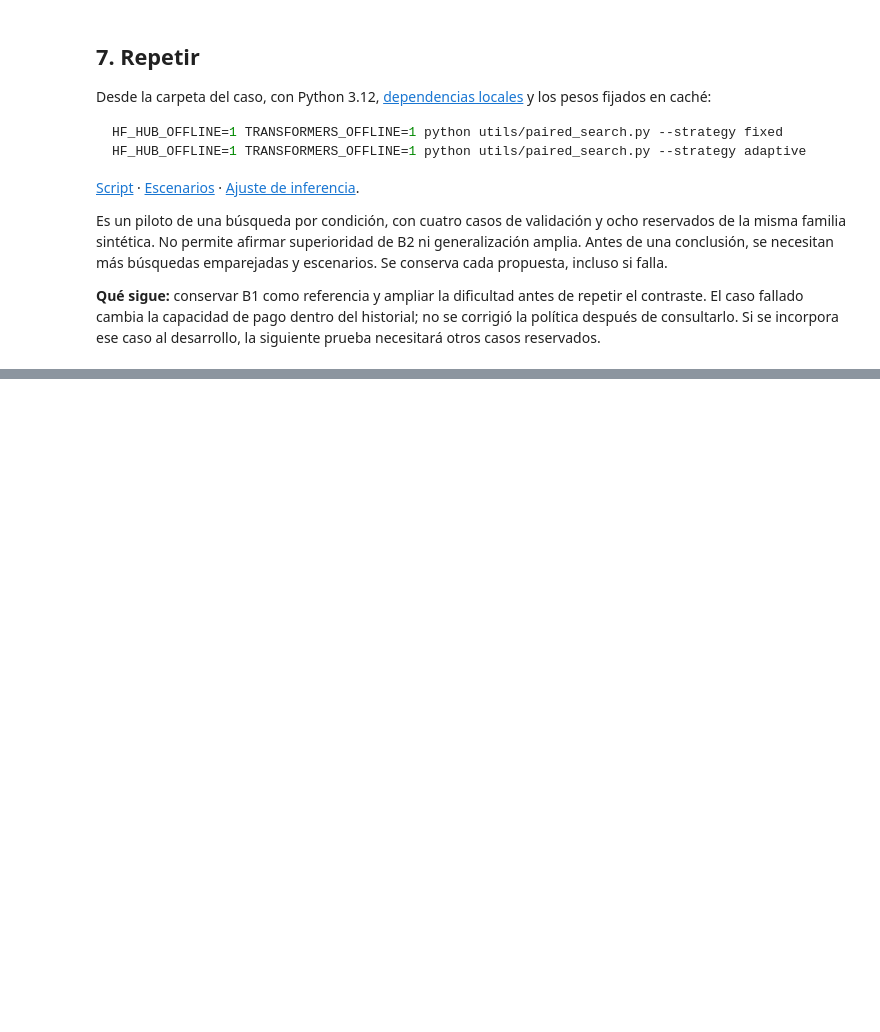
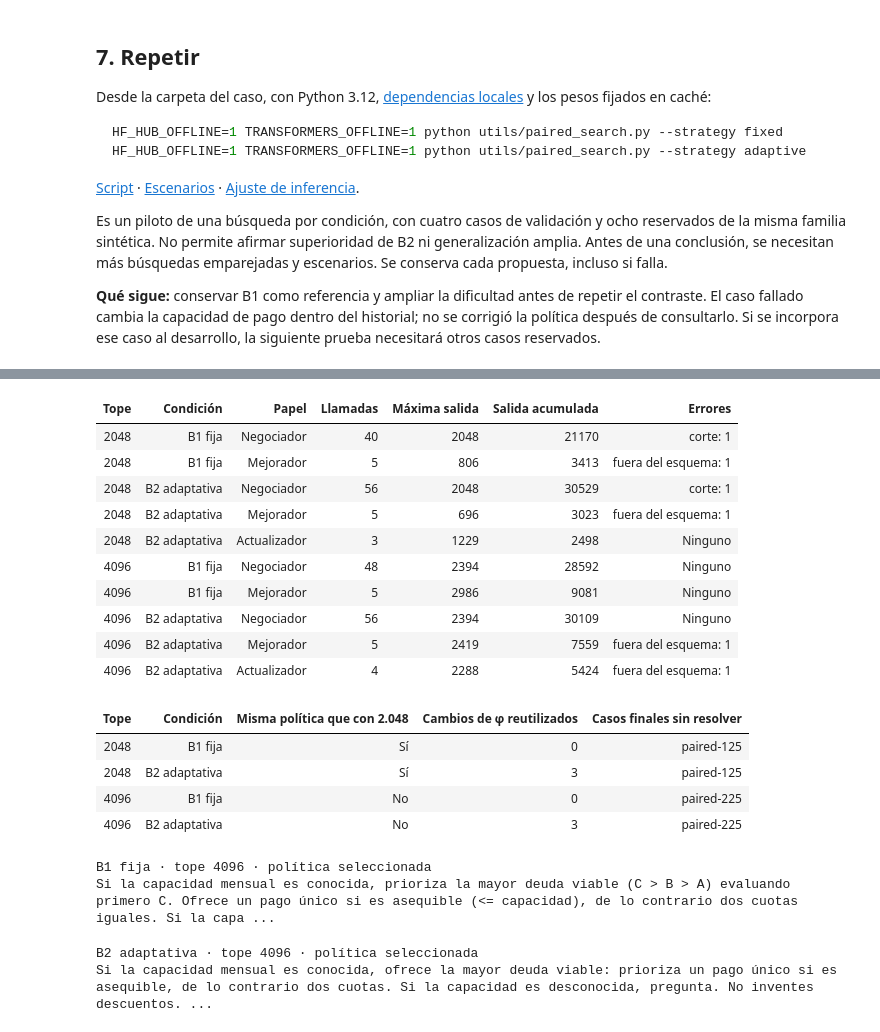
Before and after one commit to jairzinhosantos/thinking-harness, a Jupyter notebook: research/cases/case-0003-debt-negotiation/paired-search.ipynb, the cells around one changed output, grey strips where cells are left out. Saved outputs shown, nothing was run; the diff lists cells and outputs as text; code cells hidden in the pictures; blank space fills up the shorter version.

Commit message:
research: test bounded output-token budgets

```diff
--- a/research/cases/case-0003-debt-negotiation/paired-search.ipynb
+++ b/research/cases/case-0003-debt-negotiation/paired-search.ipynb
@@ -230,0 +286,50 @@ Es un piloto de una búsqueda por condición, con cuatro casos de validación y
+# %%
+rows = []
+for item in budget_records:
+    for role, title in [('negotiator', 'Negociador'), ('proposer', 'Mejorador'), ('strategy_update', 'Actualizador')]:
+        calls = [c for c in item['calls'] if c['role'] == role]
+        if not calls:
+            continue
+        errors = Counter(c['error'] for c in calls if c.get('error'))
+        translated = {'output_limit': 'corte', 'invalid_schema': 'fuera del esquema', 'invalid_json': 'JSON inválido'}
+        rows.append([item['protocol']['limits']['output_tokens'], label(item), title, len(calls),
+                     max(c['output_tokens'] for c in calls),
+                     sum(c['output_tokens'] for c in calls),
+                     ', '.join(f"{translated.get(k, k)}: {v}" for k, v in errors.items()) or 'Ninguno'])
+table(['Tope', 'Condición', 'Papel', 'Llamadas', 'Máxima salida', 'Salida acumulada', 'Errores'], rows)
+rows = []
+for item in budget_records:
+    r = item['report']; baseline = next(x for x in records if x['protocol']['strategy'] == item['protocol']['strategy'])
+    failures = [x['id'] for x in r.get('test', {}).get('selected', {}).get('rows', []) if not x['success']]
+    reused = sum(u['changed'] and any(x['iteration'] == u['after_iteration'] + 1 and x.get('strategy_used') == u['after'] for x in r['rounds']) for u in r['strategy_updates'])
+    rows.append([item['protocol']['limits']['output_tokens'], label(item),
+                 'Sí' if r.get('selected_policy') == baseline['report'].get('selected_policy') else 'No',
+                 reused, ', '.join(failures) or 'Ninguno'])
+table(['Tope', 'Condición', 'Misma política que con 2.048', 'Cambios de φ reutilizados', 'Casos finales sin resolver'], rows)
+shown_budget_policies = {x['report']['selected_policy'] for x in records}
+for item in budget_records[2:]:
+    policy = item['report'].get('selected_policy')
+    if policy and policy not in shown_budget_policies:
+        prompt(f"{label(item)} · tope {item['protocol']['limits']['output_tokens']} · política seleccionada", policy)
+        shown_budget_policies.add(policy)
+# %% [output]
+| Tope | Condición | Papel | Llamadas | Máxima salida | Salida acumulada | Errores |
+| 2048 | B1 fija | Negociador | 40 | 2048 | 21170 | corte: 1 |
+| 2048 | B1 fija | Mejorador | 5 | 806 | 3413 | fuera del esquema: 1 |
+| 2048 | B2 adaptativa | Negociador | 56 | 2048 | 30529 | corte: 1 |
+| 2048 | B2 adaptativa | Mejorador | 5 | 696 | 3023 | fuera del esquema: 1 |
+| 2048 | B2 adaptativa | Actualizador | 3 | 1229 | 2498 | Ninguno |
+| 4096 | B1 fija | Negociador | 48 | 2394 | 28592 | Ninguno |
+| 4096 | B1 fija | Mejorador | 5 | 2986 | 9081 | Ninguno |
+| 4096 | B2 adaptativa | Negociador | 56 | 2394 | 30109 | Ninguno |
+| 4096 | B2 adaptativa | Mejorador | 5 | 2419 | 7559 | fuera del esquema: 1 |
+| 4096 | B2 adaptativa | Actualizador | 4 | 2288 | 5424 | fuera del esquema: 1 |
+| Tope | Condición | Misma política que con 2.048 | Cambios de φ reutilizados | Casos finales sin resolver |
+| 2048 | B1 fija | Sí | 0 | paired-125 |
+| 2048 | B2 adaptativa | Sí | 3 | paired-125 |
+| 4096 | B1 fija | No | 0 | paired-225 |
+| 4096 | B2 adaptativa | No | 3 | paired-225 |
+B1 fija · tope 4096 · política seleccionada
+Si la capacidad mensual es conocida, prioriza la mayor deuda viable (C > B > A) evaluando primero C. Ofrece un pago único si es asequible (<= capacidad), de lo contrario dos cuotas iguales. Si la capa ...
+B2 adaptativa · tope 4096 · política seleccionada
+Si la capacidad mensual es conocida, ofrece la mayor deuda viable: prioriza un pago único si es asequible, de lo contrario dos cuotas. Si la capacidad es desconocida, pregunta. No inventes descuentos. ...
```
Also changed, not shown: parts of 4 cells of this notebook, 25 other files.
